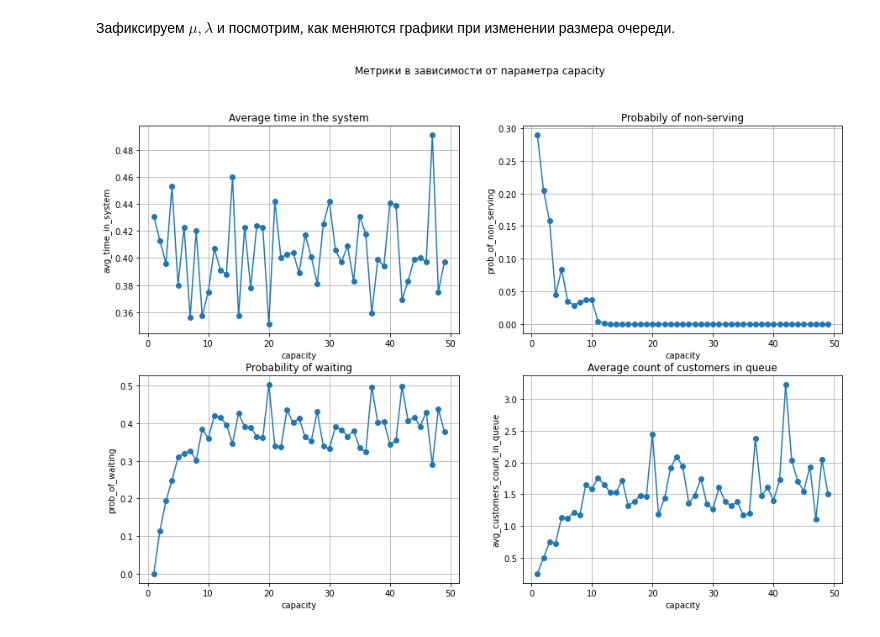
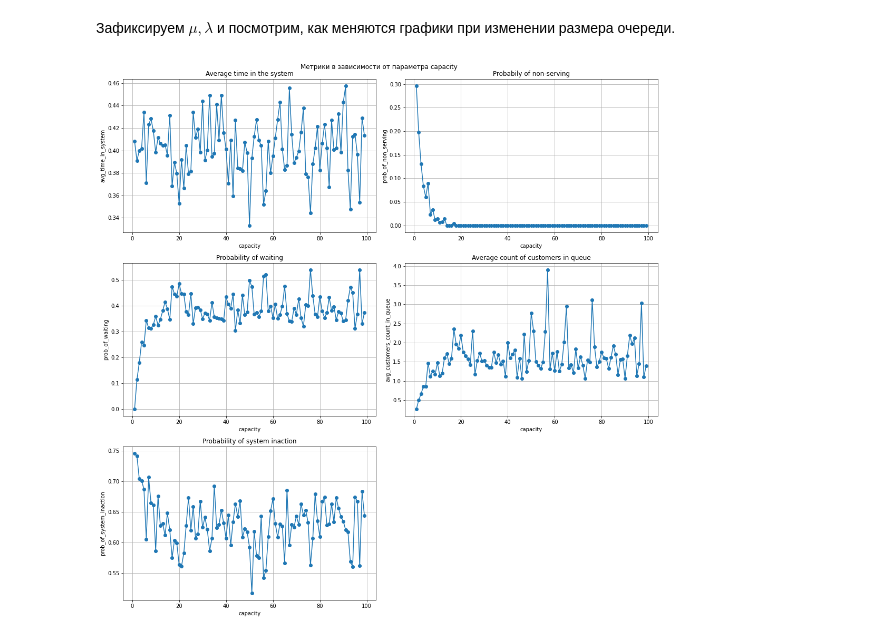
Before and after one commit to avmusatov/Queuing-theory-MMc, a Jupyter notebook: model.ipynb, the cells around one changed output. Drawn from its saved outputs; the diff is of its cells as text; code cells hidden in the pictures.

```diff
--- a/model.ipynb
+++ b/model.ipynb
@@ -234,0 +252,22 @@ draw_metrics(lambdas, test_metrics, 'lambda')
+# %%
+mu_array = np.arange(0.1, 5, 0.01)
+lbd = 0.1
+capacity = 5
+
+test_metrics = {
+    'avg_time_in_system': list(),
+    'prob_of_non_serving': list(),
+    'prob_of_waiting': list(),
+    'avg_customers_count_in_queue': list(),
+    'prob_of_system_inaction': list()
+}
+
+for mu in mu_array:
+    metrics = run_mm2_queue(lbd, mu, capacity, 1000)
+    test_metrics['avg_time_in_system'].append(metrics['avg_time_in_system'])
+    test_metrics['prob_of_non_serving'].append(metrics['prob_of_non_serving'])
+    test_metrics['prob_of_waiting'].append(metrics['prob_of_waiting'])
+    test_metrics['avg_customers_count_in_queue'].append(metrics['avg_customers_count_in_queue'])
+    test_metrics['prob_of_system_inaction'].append(metrics['prob_of_system_inaction'])
+
+draw_metrics(mu_array, test_metrics, 'mu')
@@ -237,22 +278,24 @@ draw_metrics(lambdas, test_metrics, 'lambda')
 # %%
 mu = 3
 lmd = 0.4
-capacity = np.arange(1,50,1)
+capacity = np.arange(1, 100)
 
 test_metrics = {
     'avg_time_in_system': list(),
     'prob_of_non_serving': list(),
     'prob_of_waiting': list(),
-    'avg_customers_count_in_queue': list()
+    'avg_customers_count_in_queue': list(),
+    'prob_of_system_inaction': list()
 }
 
-for i in range(len(capacity)):
-    metrics = run_mm2_queue(lmd, mu, capacity[i], 1000)
+for cap in capacity:
+    metrics = run_mm2_queue(lmd, mu, cap, 1000)
     test_metrics['avg_time_in_system'].append(metrics['avg_time_in_system'])
     test_metrics['prob_of_non_serving'].append(metrics['prob_of_non_serving'])
     test_metrics['prob_of_waiting'].append(metrics['prob_of_waiting'])
     test_metrics['avg_customers_count_in_queue'].append(metrics['avg_customers_count_in_queue'])
+    test_metrics['prob_of_system_inaction'].append(metrics['prob_of_system_inaction'])
+
+draw_metrics(capacity, test_metrics, 'capacity')
+# %% [output]
+[figure, added]
-# %%
-draw_metrics(capacity, test_metrics, 'capacity')
-# %% [output]
-[figure, removed]
```
Also changed, not shown: parts of 18 cells of this notebook.
